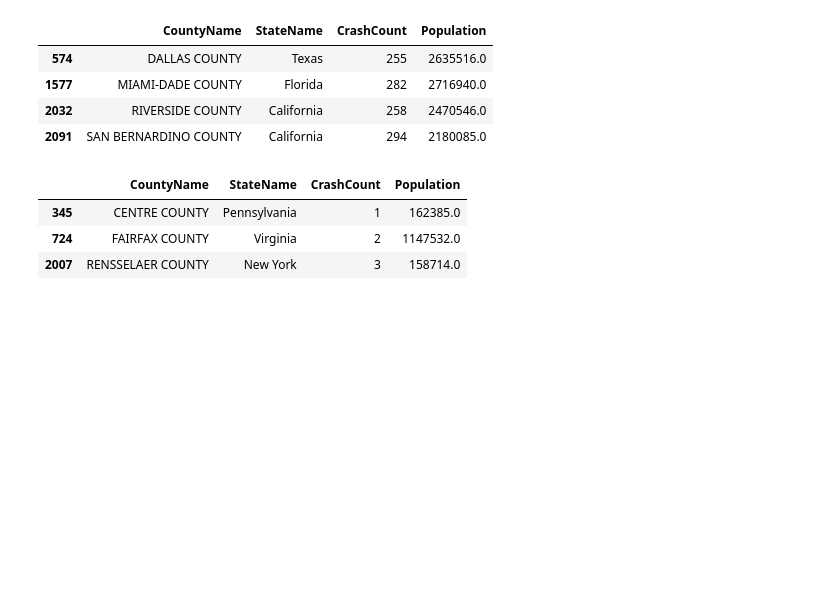
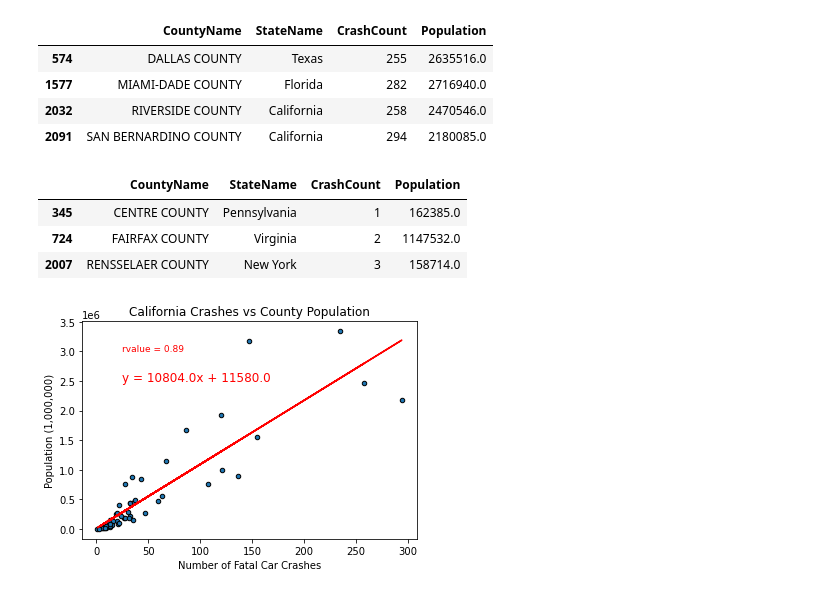
Before and after one commit to jordanroessle/project-one, a Jupyter notebook: pop_vs_crashes_analysis.ipynb, the cells around one changed output. Cells and saved outputs as stored; diff of their text form; code cells hidden in the pictures; blank space fills up the shorter version.

Commit message:
added california analysis

```diff
--- a/pop_vs_crashes_analysis.ipynb
+++ b/pop_vs_crashes_analysis.ipynb
@@ -167,3 +167,32 @@ findingSpecific
 | 345 | CENTRE COUNTY | Pennsylvania | 1 | 162385.0 |
 | 724 | FAIRFAX COUNTY | Virginia | 2 | 1147532.0 |
 | 2007 | RENSSELAER COUNTY | New York | 3 | 158714.0 |
+# %%
+state_name = 'California'
+state_df = df[df.StateName == state_name]
+
+#california specific
+state_df = state_df[state_df.Population < 5000000]
+
+state_df.plot('CrashCount',
+        'Population',
+        kind='scatter',
+        title = 'California Crashes vs County Population',
+        edgecolor='black'
+       )
+
+(slope, intercept, rvalue, pvalue, stderr) = stats.linregress(state_df.CrashCount, state_df.Population)
+line_eq = f'y = {round(slope, 0)}x + {round(intercept, 0)}'
+r_statement = f'rvalue = {round(rvalue, 2)}'
+regress_values =  slope * state_df.CrashCount + intercept
+
+plt.annotate(line_eq, (25, 2500000), fontsize = 12, color='r')
+plt.annotate(r_statement, (25, 3000000), fontsize = 9, color='r')
+plt.plot(state_df.CrashCount, regress_values, color='r')
+
+plt.ylabel('Population (1,000,000)')
+plt.xlabel('Number of Fatal Car Crashes')
+
+plt.show()
+# %% [output]
+[figure, added]
```
